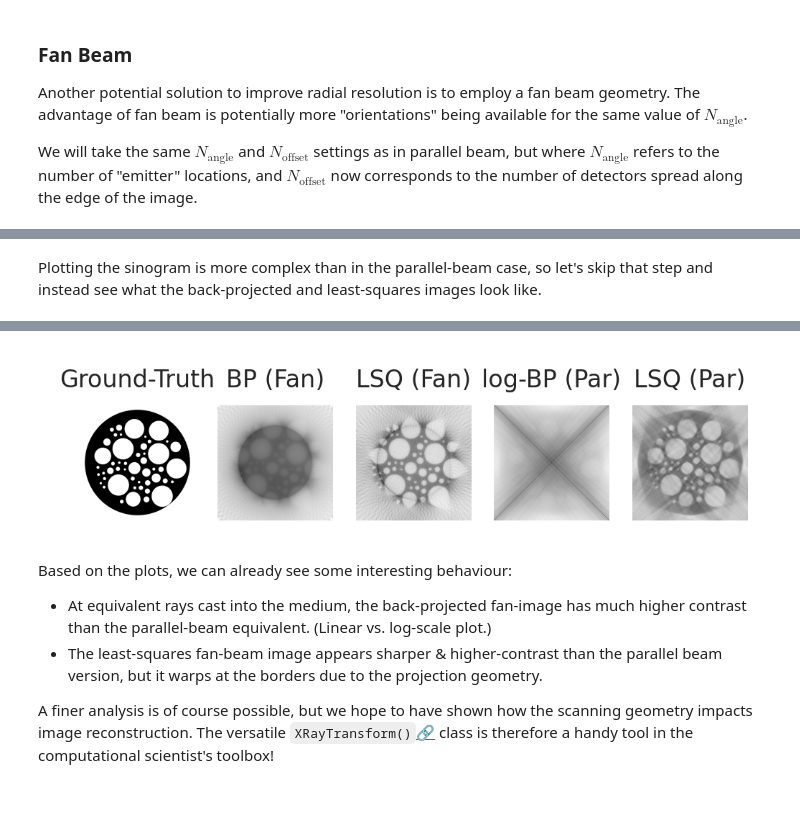
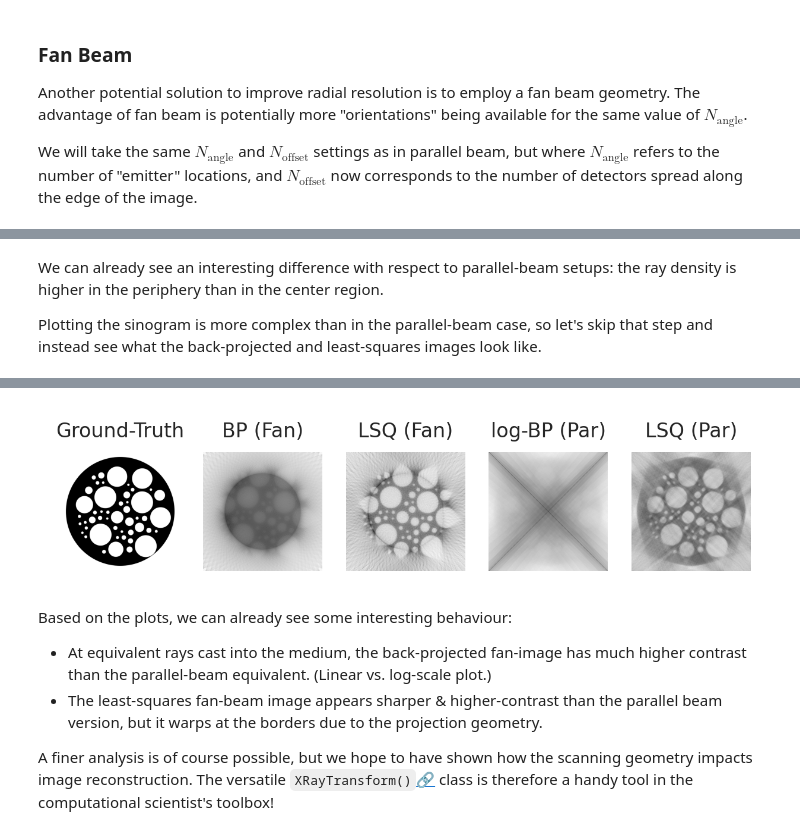
Before and after one commit to pyxu-org/pyxu, a Jupyter notebook: doc/examples/xray.ipynb, the cells around one changed output, grey strips where cells are left out. Cells and saved outputs as stored; diff of their text form; code cells hidden in the pictures; blank space fills up the shorter version.

```diff
--- a/doc/examples/xray.ipynb
+++ b/doc/examples/xray.ipynb
@@ -27,7 +27,7 @@ import pyxu.experimental.xray as pxr
 
 warn.filterwarnings("ignore")
 plt.style.use("seaborn-v0_8-darkgrid")
-plt.rcParams["figure.figsize"] = [2, 2]
+plt.rcParams["figure.figsize"] = [4, 4]
 plt.rcParams["figure.dpi"] = 300
 plt.rcParams["axes.grid"] = True
 plt.rcParams["image.cmap"] = "Greys"
@@ -238,7 +253,7 @@ t_{\mathrm{offset}}^{\max}]$, and instead sample it more densely at the peripher
 phantom at different $r$ values and see how the radial resolution changes.
 # %%
 # We only need to change `t_spec` to create our non-uniformly sampled XRT.
-radial_threshold = np.r_[0.25, 0.5, 0.85]
+radial_threshold = np.r_[0.15, 0.3, 0.55]
 
 op_para_nu = []
 for rt in radial_threshold:
@@ -352,4 +393,6 @@ op_fan = pxr.XRayTransform.init(
 # %% [markdown]
+We can already see an interesting difference with respect to parallel-beam setups: the ray density is higher in the periphery than in the center region.
+
 Plotting the sinogram is more complex than in the parallel-beam case, so let's skip that step and instead see what the
 back-projected and least-squares images look like.
 # %%
@@ -359,7 +402,7 @@ I_BP = op_fan.adjoint(sinogram.reshape(-1)).reshape(phantom.shape)
 I_LSQ = op_fan.pinv(sinogram.reshape(-1), damp=0).reshape(phantom.shape)
 
 # Plot the images ==================================================
-fig, ax = plt.subplots(1, 5, figsize=[4, 6])
+fig, ax = plt.subplots(1, 5, figsize=[5, 7])
 ax[0].imshow(phantom, **im_kwargs)
 ax[1].imshow(I_BP, **im_kwargs)
 ax[2].imshow(I_LSQ, **im_kwargs)
@@ -393,4 +436,4 @@ INFO:/tmp/pyxu_fvj2n87s:[2023-10-25 16:16:53.048141] Stopping Criterion satisfie
-[figure, old version]
+[figure, new version]
 # %% [markdown]
 Based on the plots, we can already see some interesting behaviour:
 
```
Also changed, not shown: parts of 15 cells of this notebook.
